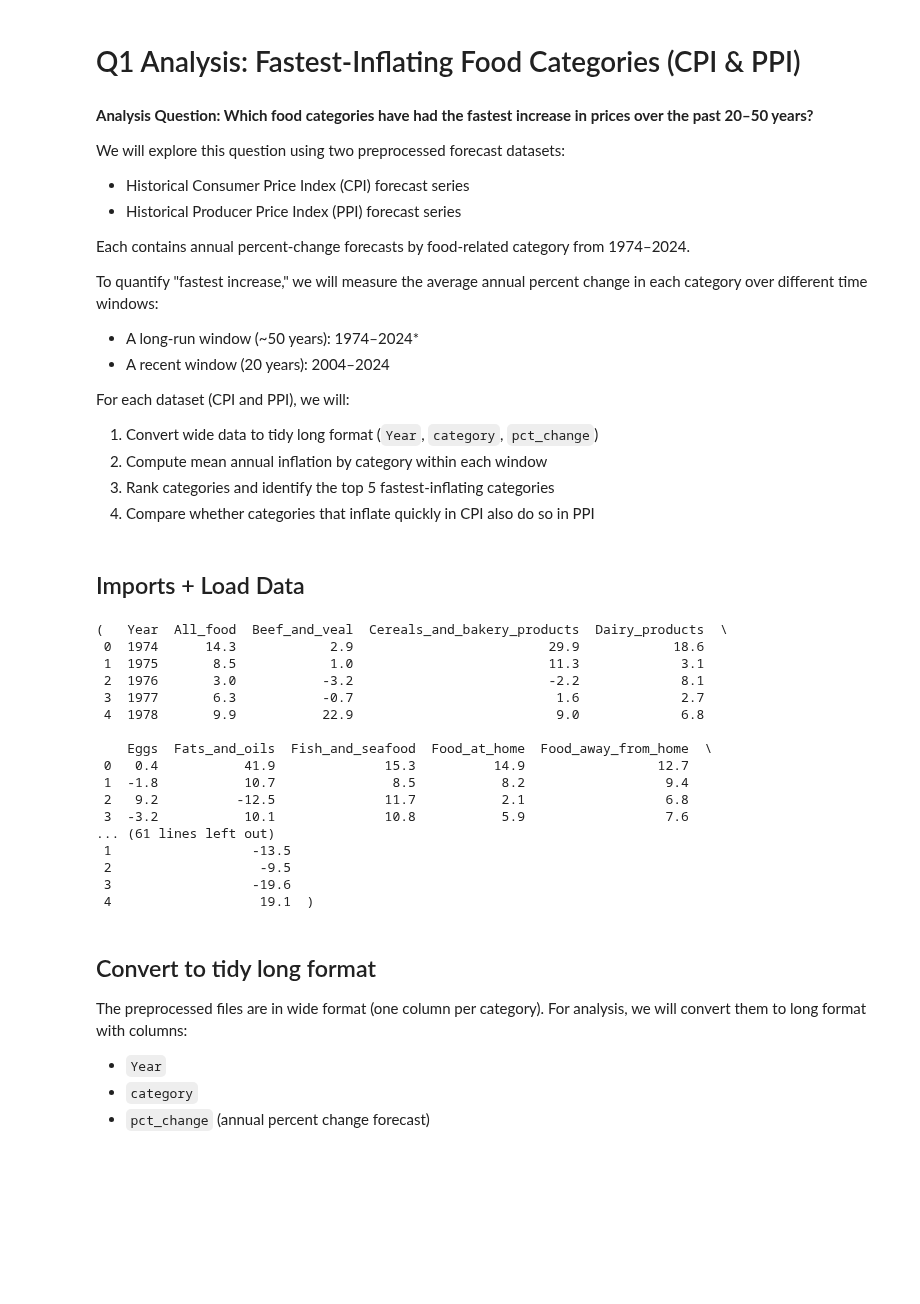
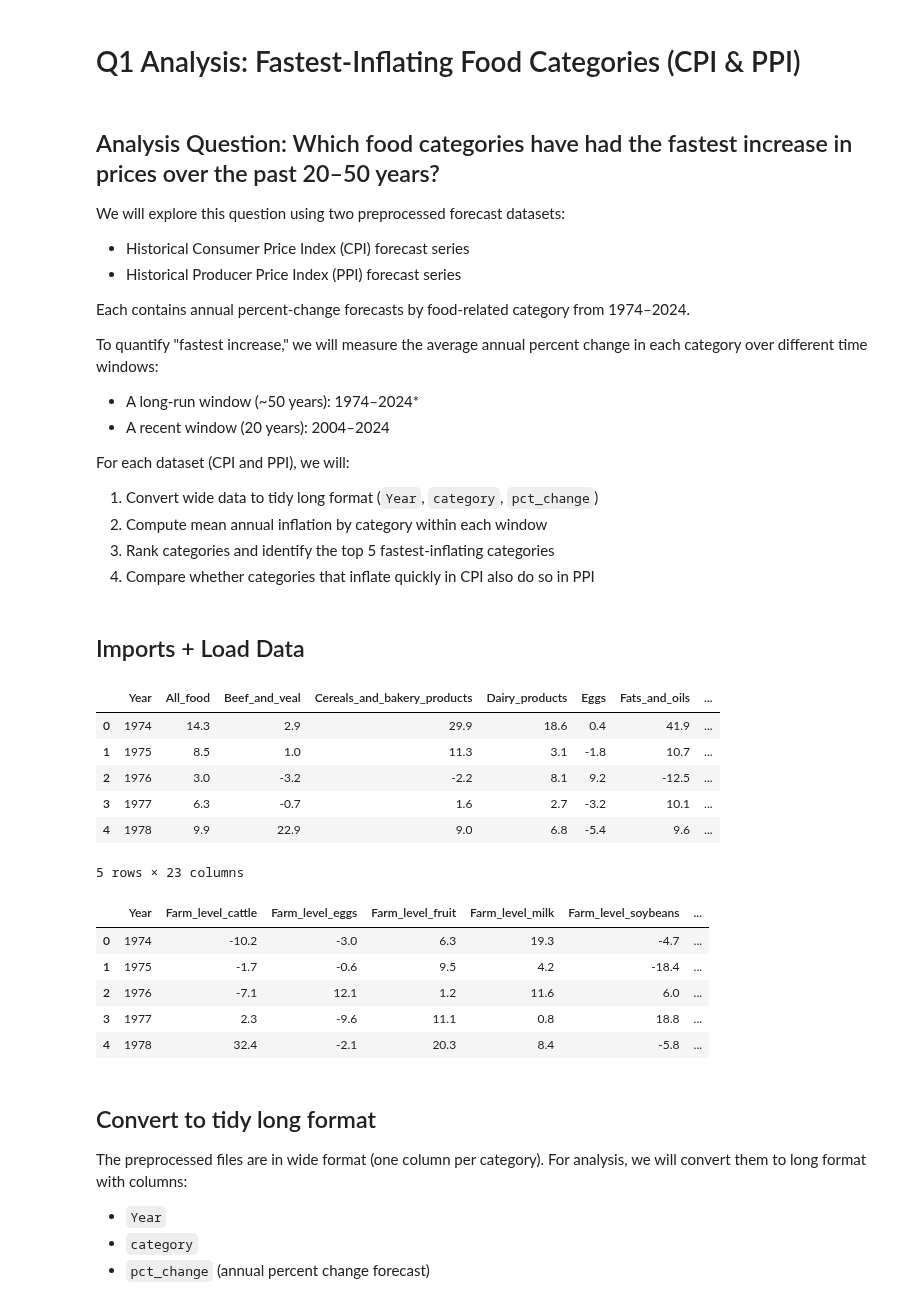
Before and after one commit to UCB-stat-159-f25/ucb-stat-159-f25-classroom-final-final, a Jupyter notebook: notebooks/Q1.ipynb, the cells around one changed output. Saved outputs shown, nothing was run; the diff lists cells and outputs as text; code cells hidden in the pictures; blank space fills up the shorter version.

```diff
--- a/notebooks/Q1.ipynb
+++ b/notebooks/Q1.ipynb
@@ -1,7 +1,7 @@
 # %% [markdown]
 # Q1 Analysis: Fastest-Inflating Food Categories (CPI & PPI)
 # %% [markdown]
-**Analysis Question: Which food categories have had the fastest increase in prices over the past 20–50 years?**
+## Analysis Question: Which food categories have had the fastest increase in prices over the past 20–50 years?
 
 We will explore this question using two preprocessed forecast datasets:
 
@@ -24,34 +24,32 @@ For each dataset (CPI and PPI), we will:
 # %% [markdown]
 ## Imports + Load Data
 # %%
+import os
 import pandas as pd
 import matplotlib.pyplot as plt
 
 plt.rcParams["figure.figsize"] = (10, 6)
 plt.rcParams["axes.grid"] = True
 
 cpi_wide = pd.read_csv("../data/processed/processed_cpi.csv")
 ppi_wide = pd.read_csv("../data/processed/processed_ppi.csv")
 
-cpi_wide.head(), ppi_wide.head()
+display(cpi_wide.head())
+display(ppi_wide.head())
 # %% [output]
+|  | Year | All_food | Beef_and_veal | Cereals_and_bakery_products | Dairy_products | Eggs | Fats_and_oils | ... |
+| 0 | 1974 | 14.3 | 2.9 | 29.9 | 18.6 | 0.4 | 41.9 | ... |
+| 1 | 1975 | 8.5 | 1.0 | 11.3 | 3.1 | -1.8 | 10.7 | ... |
+| 2 | 1976 | 3.0 | -3.2 | -2.2 | 8.1 | 9.2 | -12.5 | ... |
+| 3 | 1977 | 6.3 | -0.7 | 1.6 | 2.7 | -3.2 | 10.1 | ... |
+| 4 | 1978 | 9.9 | 22.9 | 9.0 | 6.8 | -5.4 | 9.6 | ... |
-(   Year  All_food  Beef_and_veal  Cereals_and_bakery_products  Dairy_products  \
- 0  1974      14.3            2.9                         29.9            18.6
- 1  1975       8.5            1.0                         11.3             3.1
- 2  1976       3.0           -3.2                         -2.2             8.1
- 3  1977       6.3           -0.7                          1.6             2.7
- 4  1978       9.9           22.9                          9.0             6.8
-
-    Eggs  Fats_and_oils  Fish_and_seafood  Food_at_home  Food_away_from_home  \
- 0   0.4           41.9              15.3          14.9                 12.7
- 1  -1.8           10.7               8.5           8.2                  9.4
- 2   9.2          -12.5              11.7           2.1                  6.8
- 3  -3.2           10.1              10.8           5.9                  7.6
-... (61 lines left out)
- 1                  -13.5
- 2                   -9.5
- 3                  -19.6
- 4                   19.1  )
+5 rows × 23 columns
+|  | Year | Farm_level_cattle | Farm_level_eggs | Farm_level_fruit | Farm_level_milk | Farm_level_soybeans | ... |
+| 0 | 1974 | -10.2 | -3.0 | 6.3 | 19.3 | -4.7 | ... |
+| 1 | 1975 | -1.7 | -0.6 | 9.5 | 4.2 | -18.4 | ... |
+| 2 | 1976 | -7.1 | 12.1 | 1.2 | 11.6 | 6.0 | ... |
+| 3 | 1977 | 2.3 | -9.6 | 11.1 | 0.8 | 18.8 | ... |
+| 4 | 1978 | 32.4 | -2.1 | 20.3 | 8.4 | -5.8 | ... |
 # %% [markdown]
 ## Convert to tidy long format
 
```
Also changed, not shown: parts of 7 cells of this notebook.
